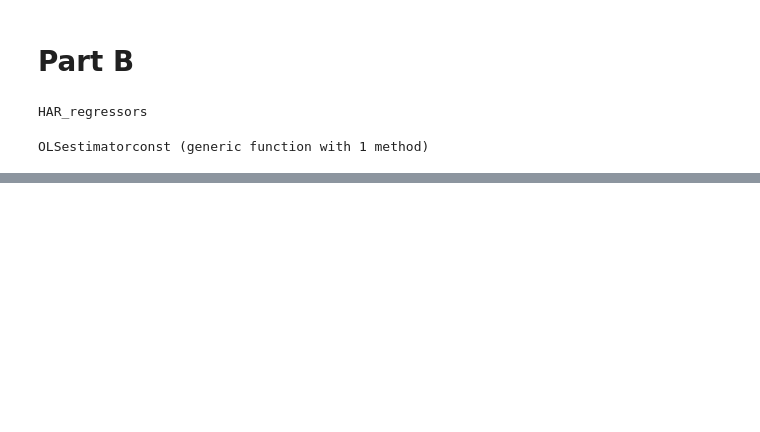
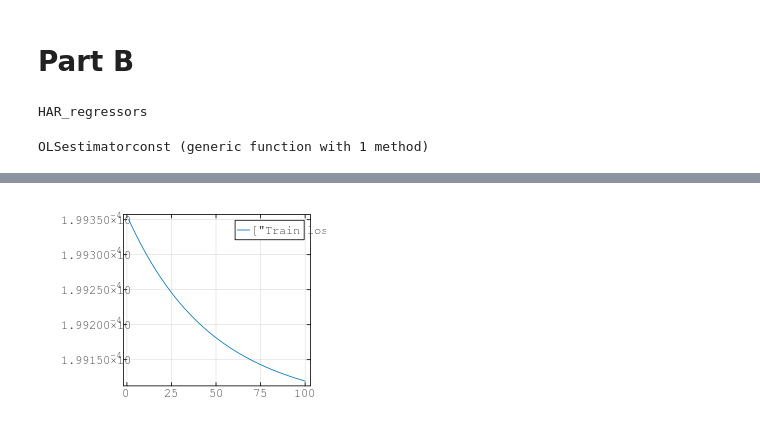
Before and after one commit to Tukan22/FE2P1SvobodaVlach, a Jupyter notebook: notebooks/project1.ipynb, the cells around one changed output, grey strips where cells are left out. Saved outputs shown, nothing was run; the diff lists cells and outputs as text; code cells hidden in the pictures; blank space fills up the shorter version.

```diff
--- a/notebooks/project1.ipynb
+++ b/notebooks/project1.ipynb
@@ -274,0 +392,4 @@ OLSestimatorconst(train_apple[23:end,1], HAR_regressors(train_apple[:,1]))
+# %%
+plot([losses01], labels=["Train loss"], size=(400,300))
+# %% [output]
+[figure, added]
```
Also changed, not shown: parts of 25 cells of this notebook, 2 other files.
